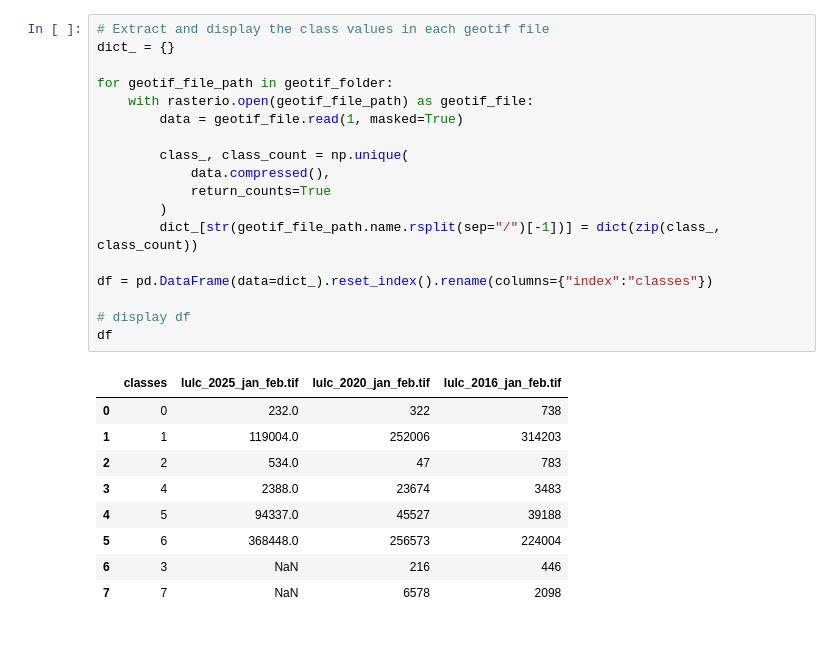
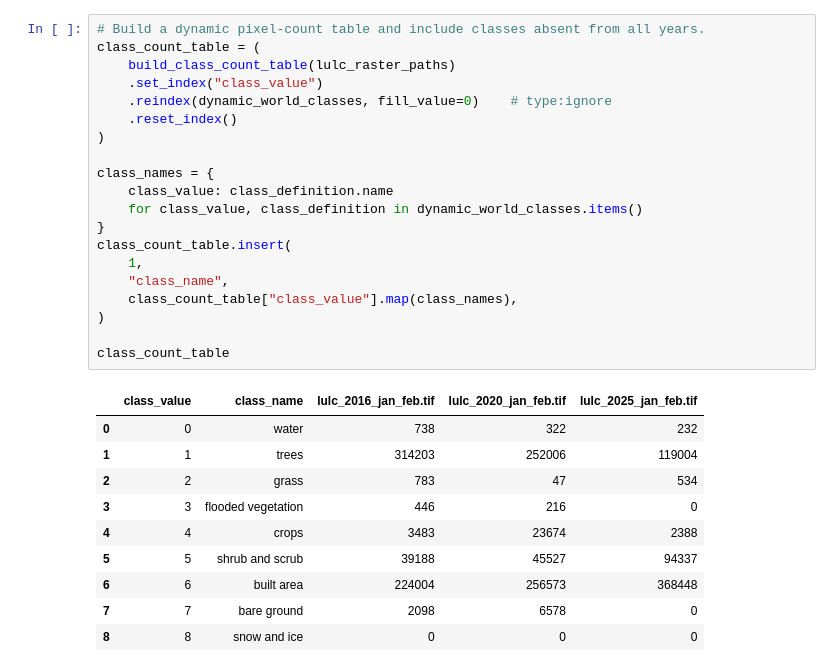
Before and after one commit to obinna2001/Urban-Land-Cover-Change-Uteh-Iwogban-and-Environs-Benin-City-2016-2025, a Jupyter notebook: src/land_cover_change/analysis/02_inspect_dynamic_world.ipynb, the cells around one changed output. Cells and saved outputs as stored; diff of their text form; blank space fills up the shorter version.

```diff
--- a/src/land_cover_change/analysis/02_inspect_dynamic_world.ipynb
+++ b/src/land_cover_change/analysis/02_inspect_dynamic_world.ipynb
@@ -58,29 +60,32 @@ NoData: 255.0
 # %%
-# Extract and display the class values in each geotif file
-dict_ = {}
+# Build a dynamic pixel-count table and include classes absent from all years.
+class_count_table = (
+    build_class_count_table(lulc_raster_paths)
+    .set_index("class_value")
+    .reindex(dynamic_world_classes, fill_value=0)    # type:ignore
+    .reset_index()
+)
 
-for geotif_file_path in geotif_folder:
-    with rasterio.open(geotif_file_path) as geotif_file:
-        data = geotif_file.read(1, masked=True)
+class_names = {
+    class_value: class_definition.name
+    for class_value, class_definition in dynamic_world_classes.items()
+}
+class_count_table.insert(
+    1,
+    "class_name",
+    class_count_table["class_value"].map(class_names),
+)
 
-        class_, class_count = np.unique(
-            data.compressed(),
-            return_counts=True
-        )
-        dict_[str(geotif_file_path.name.rsplit(sep="/")[-1])] = dict(zip(class_, class_count))
-
-df = pd.DataFrame(data=dict_).reset_index().rename(columns={"index":"classes"})
-
-# display df
-df
+class_count_table
 # %% [output]
-|  | classes | lulc_2025_jan_feb.tif | lulc_2020_jan_feb.tif | lulc_2016_jan_feb.tif |
-| 0 | 0 | 232.0 | 322 | 738 |
-| 1 | 1 | 119004.0 | 252006 | 314203 |
-| 2 | 2 | 534.0 | 47 | 783 |
-| 3 | 4 | 2388.0 | 23674 | 3483 |
-| 4 | 5 | 94337.0 | 45527 | 39188 |
-| 5 | 6 | 368448.0 | 256573 | 224004 |
-| 6 | 3 | NaN | 216 | 446 |
-| 7 | 7 | NaN | 6578 | 2098 |
+|  | class_value | class_name | lulc_2016_jan_feb.tif | lulc_2020_jan_feb.tif | lulc_2025_jan_feb.tif |
+| 0 | 0 | water | 738 | 322 | 232 |
+| 1 | 1 | trees | 314203 | 252006 | 119004 |
+| 2 | 2 | grass | 783 | 47 | 534 |
+| 3 | 3 | flooded vegetation | 446 | 216 | 0 |
+| 4 | 4 | crops | 3483 | 23674 | 2388 |
+| 5 | 5 | shrub and scrub | 39188 | 45527 | 94337 |
+| 6 | 6 | built area | 224004 | 256573 | 368448 |
+| 7 | 7 | bare ground | 2098 | 6578 | 0 |
+| 8 | 8 | snow and ice | 0 | 0 | 0 |
 # %%
```
Also changed, not shown: parts of 5 cells of this notebook, 13 other files.
